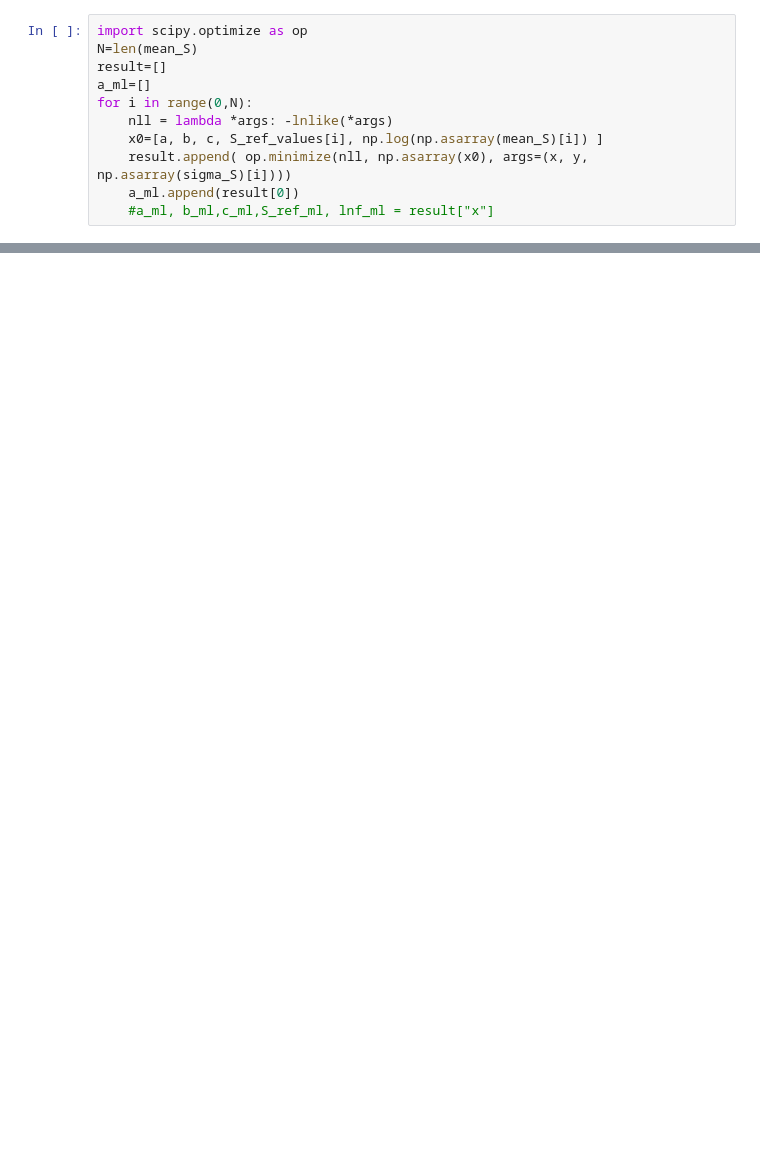
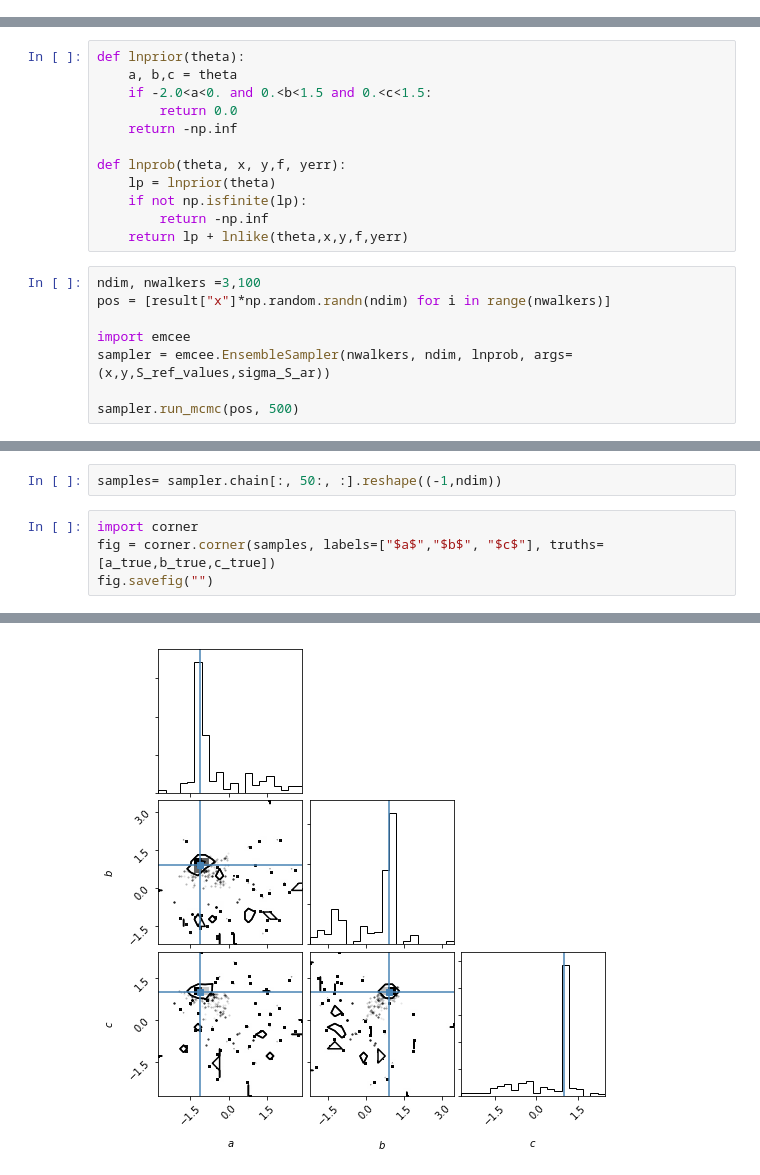
Before and after one commit to njohnsto/stage, a Jupyter notebook: MCMC_Hammer.ipynb, the cells around one changed output, grey strips where cells are left out. Cells and saved outputs as stored; diff of their text form; blank space fills up the shorter version.

```diff
--- a/MCMC_Hammer.ipynb
+++ b/MCMC_Hammer.ipynb
@@ -47,11 +52,0 @@ print(result["x"])
-# %%
-import scipy.optimize as op
-N=len(mean_S)
-result=[]
-a_ml=[]
-for i in range(0,N):
-    nll = lambda *args: -lnlike(*args)
-    x0=[a, b, c, S_ref_values[i], np.log(np.asarray(mean_S)[i]) ]
-    result.append( op.minimize(nll, np.asarray(x0), args=(x, y, np.asarray(sigma_S)[i])))
-    a_ml.append(result[0])
-    #a_ml, b_ml,c_ml,S_ref_ml, lnf_ml = result["x"]
@@ -78,0 +55,20 @@ print(result)
+# %%
+def lnprior(theta):
+    a, b,c = theta
+    if -2.0<a<0. and 0.<b<1.5 and 0.<c<1.5:
+        return 0.0
+    return -np.inf
+
+def lnprob(theta, x, y,f, yerr):
+    lp = lnprior(theta)
+    if not np.isfinite(lp):
+        return -np.inf
+    return lp + lnlike(theta,x,y,f,yerr)
+# %%
+ndim, nwalkers =3,100
+pos = [result["x"]*np.random.randn(ndim) for i in range(nwalkers)]
+
+import emcee
+sampler = emcee.EnsembleSampler(nwalkers, ndim, lnprob, args=(x,y,S_ref_values,sigma_S_ar))
+
+sampler.run_mcmc(pos, 500)
@@ -78,0 +93,7 @@ print(result)
+# %%
+samples= sampler.chain[:, 50:, :].reshape((-1,ndim))
+# %%
+import corner
+fig = corner.corner(samples, labels=["$a$","$b$", "$c$"], truths=[a_true,b_true,c_true])
+fig.savefig("")
+# %% [output]
@@ -78,0 +103 @@ print(result)
+[figure, added]
```
Also changed, not shown: parts of 14 cells of this notebook.
